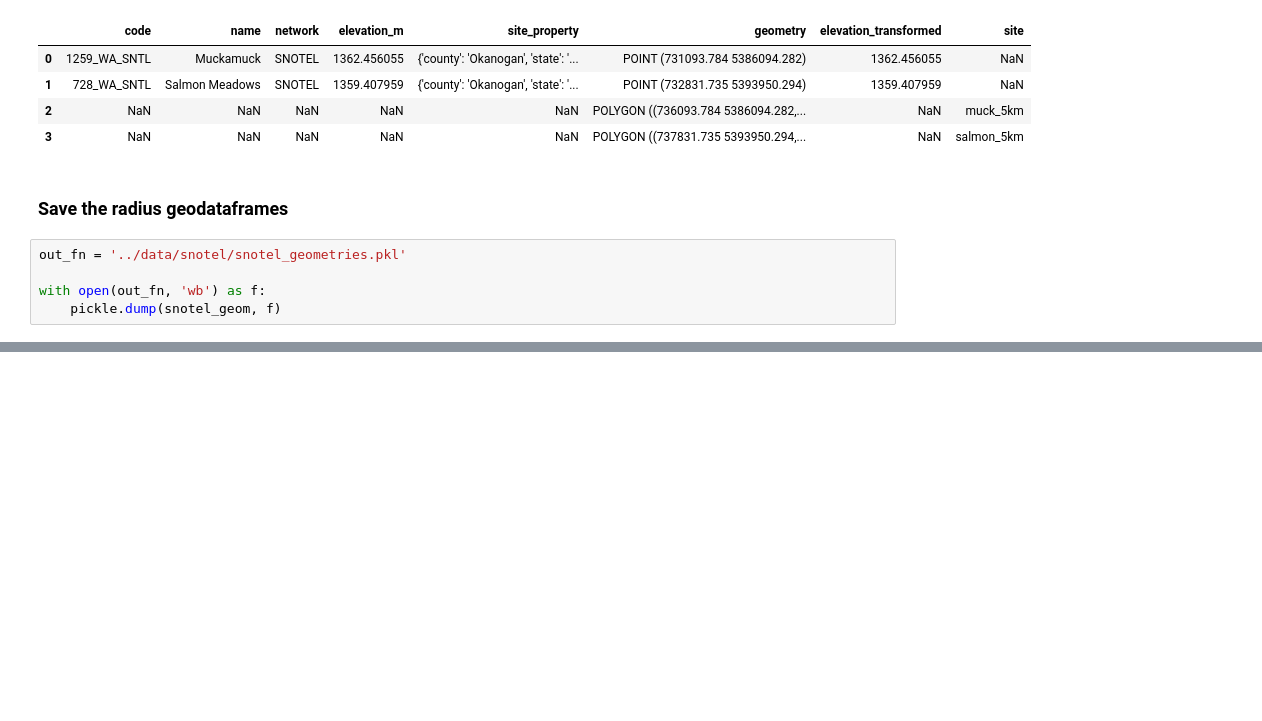
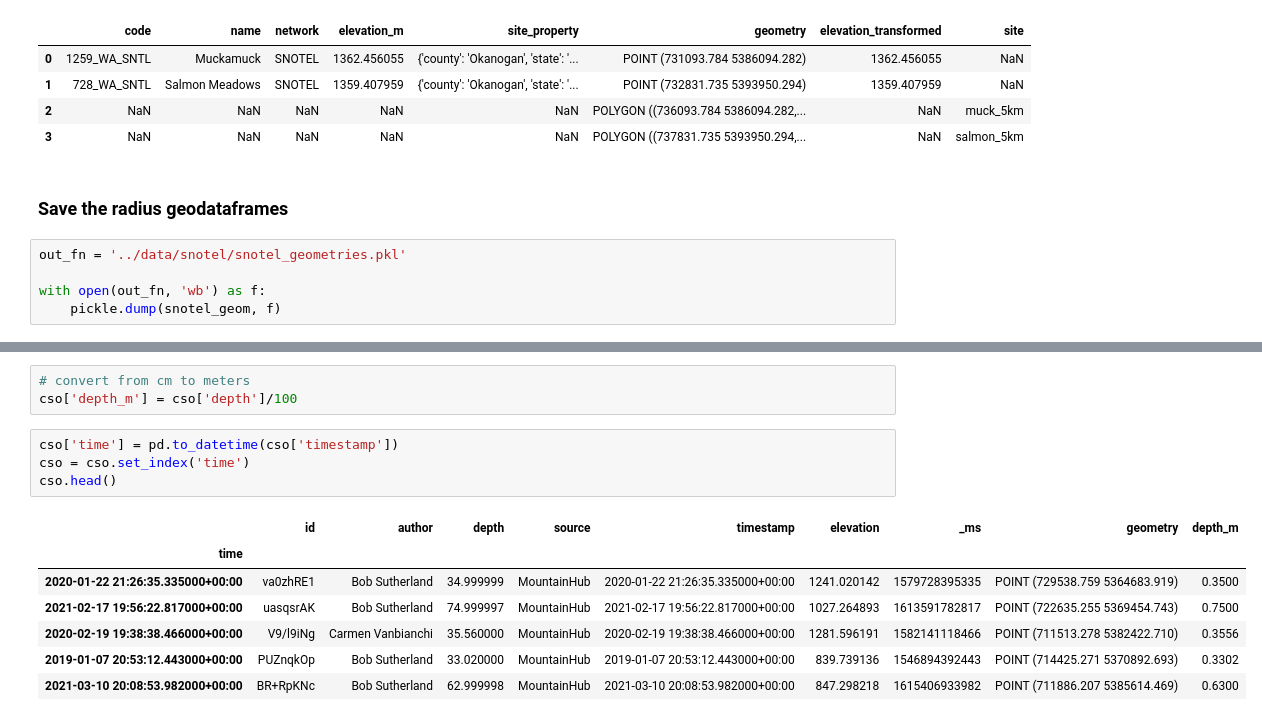
Before and after one commit to bessoh2/icesat2_sr, a Jupyter notebook: notebooks/AUX_dataclean_methow.ipynb, the cells around one changed output, grey strips where cells are left out. Saved outputs shown, nothing was run; the diff lists cells and outputs as text; blank space fills up the shorter version.

```diff
--- a/notebooks/AUX_dataclean_methow.ipynb
+++ b/notebooks/AUX_dataclean_methow.ipynb
@@ -302,0 +346,15 @@ with open(out_fn, 'wb') as f:
+# %%
+# convert from cm to meters
+cso['depth_m'] = cso['depth']/100
+# %%
+cso['time'] = pd.to_datetime(cso['timestamp'])
+cso = cso.set_index('time')
+cso.head()
+# %% [output]
+|  | id | author | depth | source | timestamp | elevation | _ms | geometry | depth_m |
+| time |  |  |  |  |  |  |  |  |  |
+| 2020-01-22 21:26:35.335000+00:00 | va0zhRE1 | Bob Sutherland | 34.999999 | MountainHub | 2020-01-22 21:26:35.335000+00:00 | 1241.020142 | 1579728395335 | POINT (729538.759 5364683.919) | 0.3500 |
+| 2021-02-17 19:56:22.817000+00:00 | uasqsrAK | Bob Sutherland | 74.999997 | MountainHub | 2021-02-17 19:56:22.817000+00:00 | 1027.264893 | 1613591782817 | POINT (722635.255 5369454.743) | 0.7500 |
+| 2020-02-19 19:38:38.466000+00:00 | V9/l9iNg | Carmen Vanbianchi | 35.560000 | MountainHub | 2020-02-19 19:38:38.466000+00:00 | 1281.596191 | 1582141118466 | POINT (711513.278 5382422.710) | 0.3556 |
+| 2019-01-07 20:53:12.443000+00:00 | PUZnqkOp | Bob Sutherland | 33.020000 | MountainHub | 2019-01-07 20:53:12.443000+00:00 | 839.739136 | 1546894392443 | POINT (714425.271 5370892.693) | 0.3302 |
+| 2021-03-10 20:08:53.982000+00:00 | BR+RpKNc | Bob Sutherland | 62.999998 | MountainHub | 2021-03-10 20:08:53.982000+00:00 | 847.298218 | 1615406933982 | POINT (711886.207 5385614.469) | 0.6300 |
```
Also changed, not shown: parts of 13 cells of this notebook.
